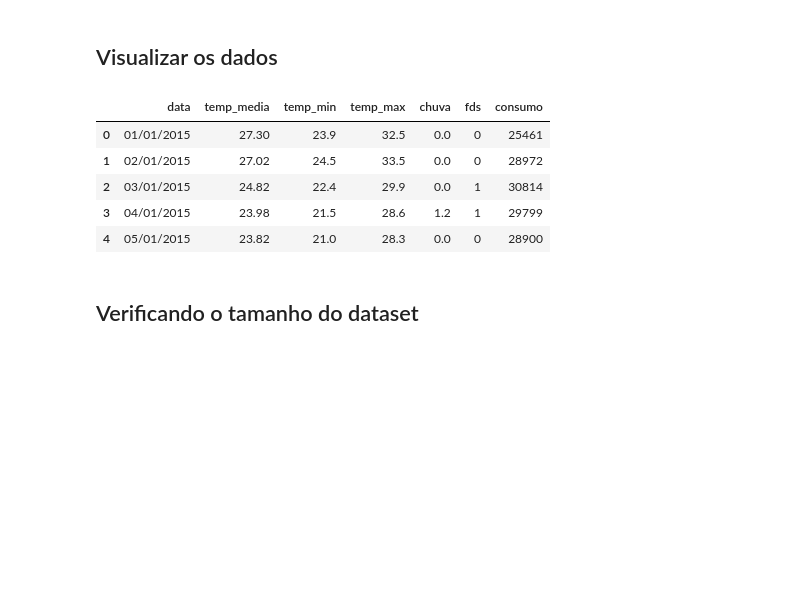
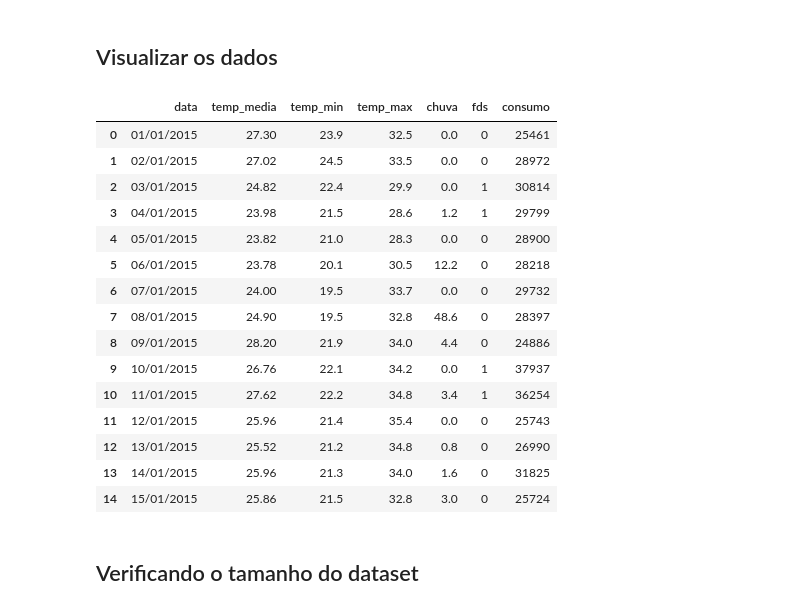
Before and after one commit to joaobizzo/data_science_study, a Jupyter notebook: data-science-course4-linear_regression/Projeto/Regressão Linear.ipynb, the cells around one changed output. Cells and saved outputs as stored; diff of their text form; code cells hidden in the pictures; blank space fills up the shorter version.

```diff
--- a/data-science-course4-linear_regression/Projeto/Regressão Linear.ipynb
+++ b/data-science-course4-linear_regression/Projeto/Regressão Linear.ipynb
@@ -53,14 +53,24 @@ dados = pd.read_csv('../Dados/Consumo_cerveja.csv', sep=';')
 # %% [markdown]
 ## Visualizar os dados
 # %%
-dados.head()
+dados.head(15)
 # %% [output]
 |  | data | temp_media | temp_min | temp_max | chuva | fds | consumo |
 | 0 | 01/01/2015 | 27.30 | 23.9 | 32.5 | 0.0 | 0 | 25461 |
 | 1 | 02/01/2015 | 27.02 | 24.5 | 33.5 | 0.0 | 0 | 28972 |
 | 2 | 03/01/2015 | 24.82 | 22.4 | 29.9 | 0.0 | 1 | 30814 |
 | 3 | 04/01/2015 | 23.98 | 21.5 | 28.6 | 1.2 | 1 | 29799 |
 | 4 | 05/01/2015 | 23.82 | 21.0 | 28.3 | 0.0 | 0 | 28900 |
+| 5 | 06/01/2015 | 23.78 | 20.1 | 30.5 | 12.2 | 0 | 28218 |
+| 6 | 07/01/2015 | 24.00 | 19.5 | 33.7 | 0.0 | 0 | 29732 |
+| 7 | 08/01/2015 | 24.90 | 19.5 | 32.8 | 48.6 | 0 | 28397 |
+| 8 | 09/01/2015 | 28.20 | 21.9 | 34.0 | 4.4 | 0 | 24886 |
+| 9 | 10/01/2015 | 26.76 | 22.1 | 34.2 | 0.0 | 1 | 37937 |
+| 10 | 11/01/2015 | 27.62 | 22.2 | 34.8 | 3.4 | 1 | 36254 |
+| 11 | 12/01/2015 | 25.96 | 21.4 | 35.4 | 0.0 | 0 | 25743 |
+| 12 | 13/01/2015 | 25.52 | 21.2 | 34.8 | 0.8 | 0 | 26990 |
+| 13 | 14/01/2015 | 25.96 | 21.3 | 34.0 | 1.6 | 0 | 31825 |
+| 14 | 15/01/2015 | 25.86 | 21.5 | 32.8 | 3.0 | 0 | 25724 |
 # %% [markdown]
 ## Verificando o tamanho do dataset
 # %%
```
Also changed, not shown: parts of 17 cells of this notebook.
